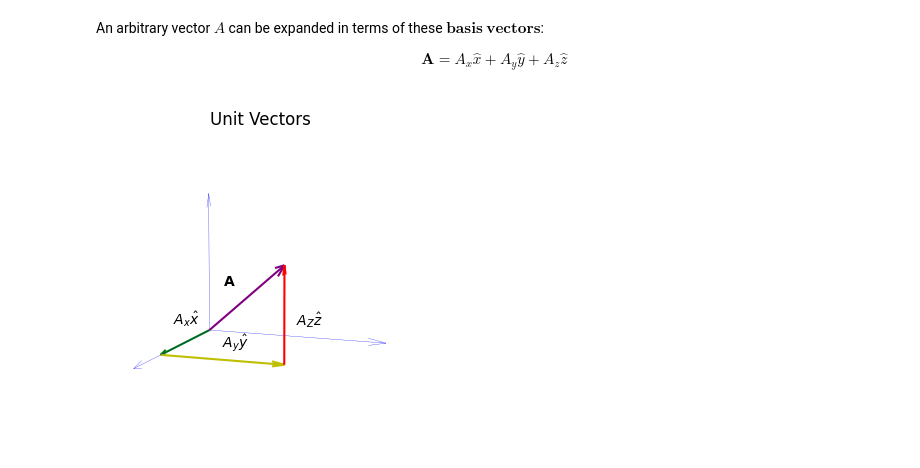
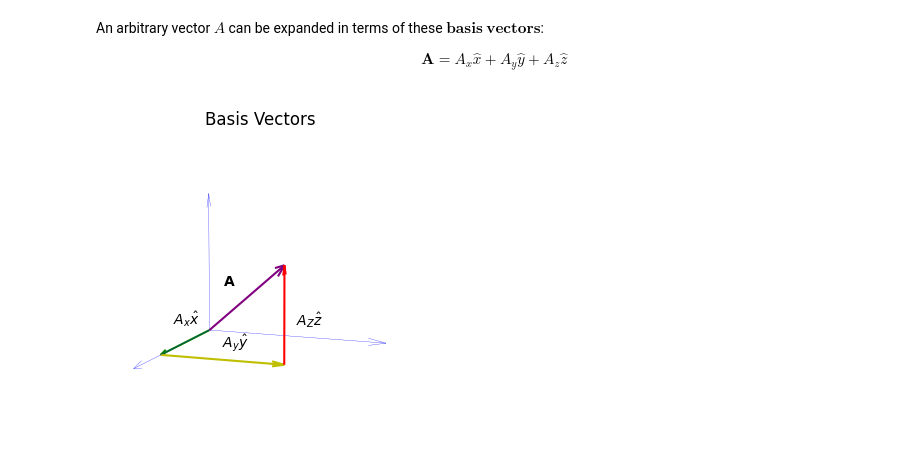
Before and after one commit to Artuk009/Electrodynamics, a Jupyter notebook: Chapter_01.ipynb, the cells around one changed output. Saved outputs shown, nothing was run; the diff lists cells and outputs as text; code cells hidden in the pictures.

```diff
--- a/Chapter_01.ipynb
+++ b/Chapter_01.ipynb
@@ -202,32 +202,32 @@ Az = A[2]
 fig = plt.figure(figsize=(4,4))
 ax = fig.add_subplot(projection="3d")
 
 ax.text(0, 0.25, 1, r"$\mathbf{A}$")
 ax.text(1.5, 0, 0.5, r"$A_x\hat{x}$")
 ax.text(2, 1, 0.25, r"$A_y\hat{y}$")
 ax.text(0, 1.5, 0.25, r"$A_Z\hat{z}$")
 
 ax.quiver(0,0,0, x[0], x[1], x[2], arrow_length_ratio=0.1, color='b', linewidths=0.2)
 ax.quiver(0,0,0, y[0], y[1], y[2], arrow_length_ratio=0.1, color='b', linewidths=0.2)
 ax.quiver(0,0,0, z[0], z[1], z[2], arrow_length_ratio=0.1, color='b', linewidths=0.2)
 
 ax.quiver(0,0,0, A[0], A[1], A[2], arrow_length_ratio=0.1, color='purple')
 
 ax.quiver(0,0,0, Ax*xhat[0], Ax*xhat[1], Ax*xhat[2], arrow_length_ratio=0.1, color='g')
 ax.quiver(Ax*xhat[0], Ax*xhat[1], Ax*xhat[2], Ay*yhat[0], Ay*yhat[1], Ay*yhat[2], arrow_length_ratio=0.1, color='y')
 ax.quiver(
     Ax*xhat[0]+Ay*yhat[0], Ax*xhat[1]+Ay*yhat[1], Ax*xhat[2]+Ay*yhat[2], Az*zhat[0], Az*zhat[1], Az*zhat[2],
     arrow_length_ratio=0.1, color='r')
 
 ax.set_xlim([0,3])
 ax.set_ylim([0,3])
 ax.set_zlim([0,3])
 
 # Rotate view
 ax.view_init(10,20)
 ax.set_axis_off()
-ax.set_title("Unit Vectors")
+ax.set_title("Basis Vectors")
 
 plt.show()
 # %% [output]
-[figure, old version]
+[figure, new version]
```
Also changed, not shown: parts of 13 cells of this notebook.
